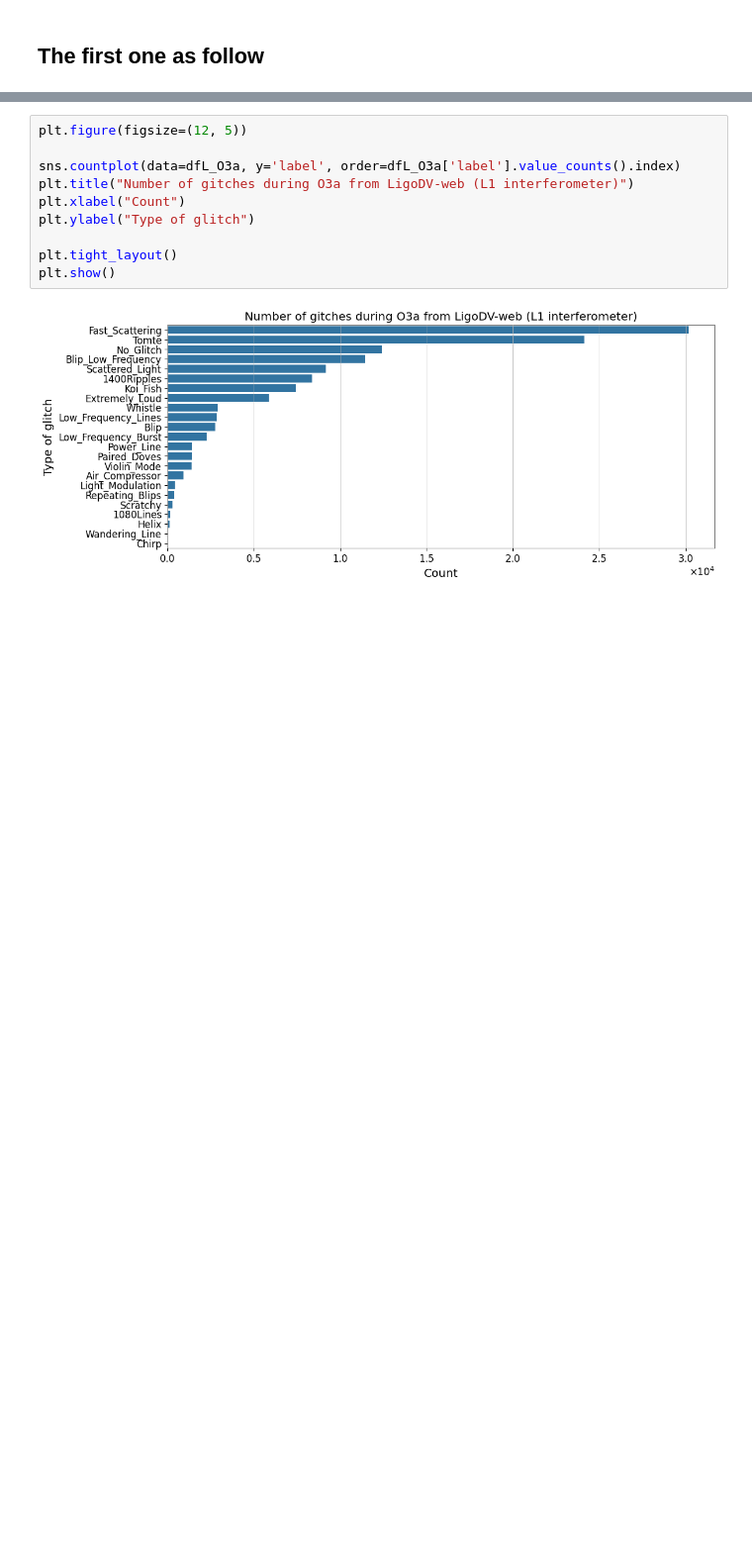
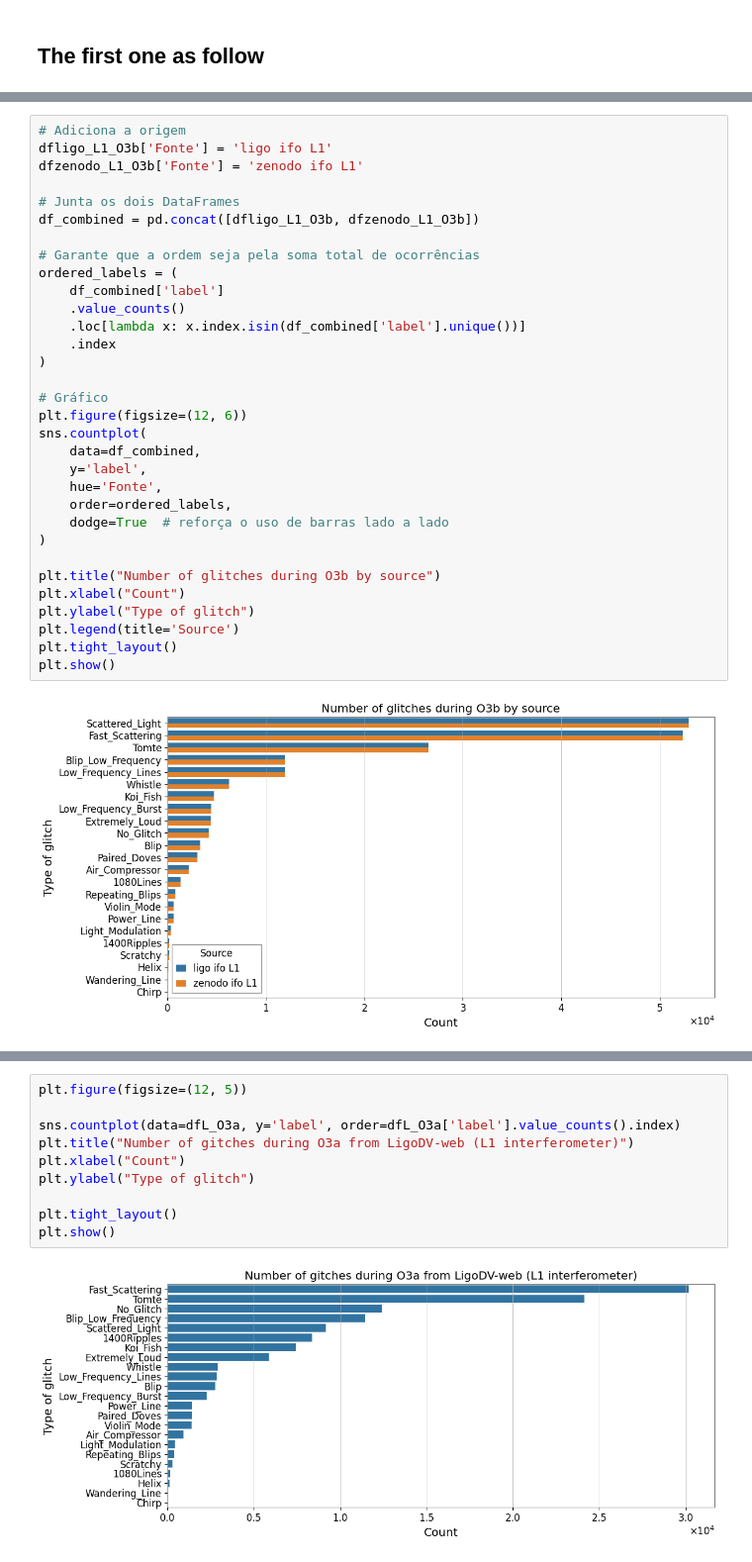
Before and after one commit to physerikc/gravitational-waves, a Jupyter notebook: glitch_study.ipynb, the cells around one changed output, grey strips where cells are left out. Shown at 99% size. Drawn from its saved outputs; the diff is of its cells as text; blank space fills up the shorter version.

```diff
--- a/glitch_study.ipynb
+++ b/glitch_study.ipynb
@@ -26,0 +62,34 @@ dfL_O3b.drop_duplicates()
+# %%
+# Adiciona a origem
+dfligo_L1_O3b['Fonte'] = 'ligo ifo L1'
+dfzenodo_L1_O3b['Fonte'] = 'zenodo ifo L1'
+
+# Junta os dois DataFrames
+df_combined = pd.concat([dfligo_L1_O3b, dfzenodo_L1_O3b])
+
+# Garante que a ordem seja pela soma total de ocorrências
+ordered_labels = (
+    df_combined['label']
+    .value_counts()
+    .loc[lambda x: x.index.isin(df_combined['label'].unique())]
+    .index
+)
+
+# Gráfico
+plt.figure(figsize=(12, 6))
+sns.countplot(
+    data=df_combined,
+    y='label',
+    hue='Fonte',
+    order=ordered_labels,
+    dodge=True  # reforça o uso de barras lado a lado
+)
+
+plt.title("Number of glitches during O3b by source")
+plt.xlabel("Count")
+plt.ylabel("Type of glitch")
+plt.legend(title='Source')
+plt.tight_layout()
+plt.show()
+# %% [output]
+[figure, added]
```
Also changed, not shown: parts of 9 cells of this notebook.
